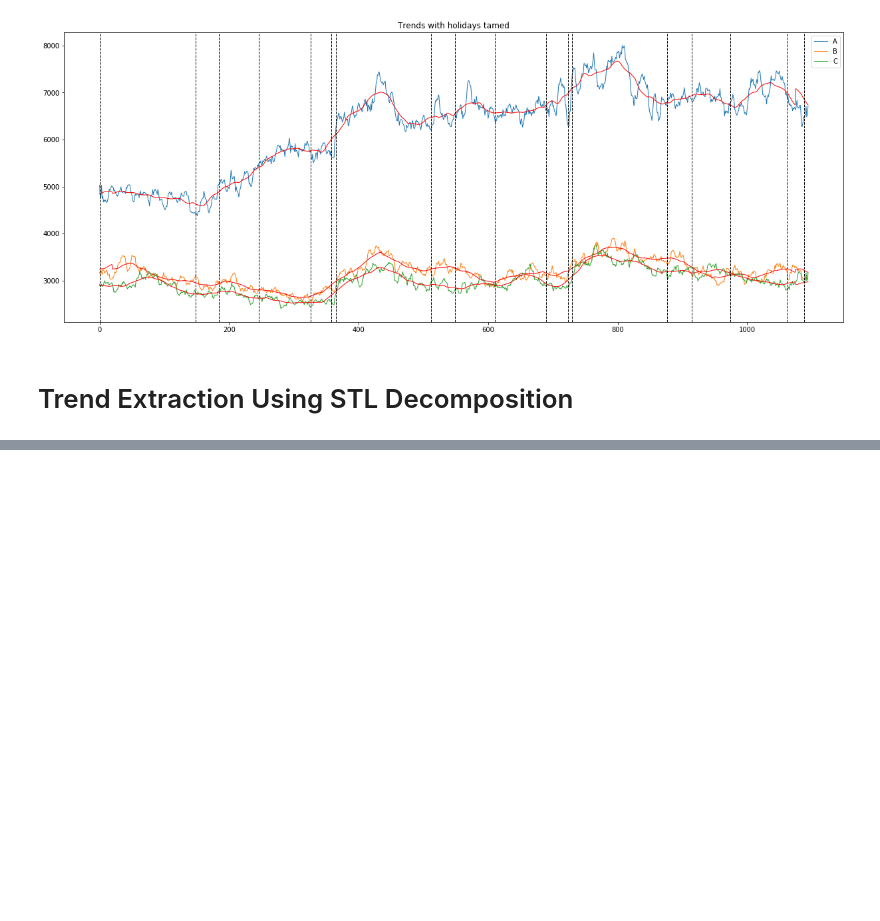
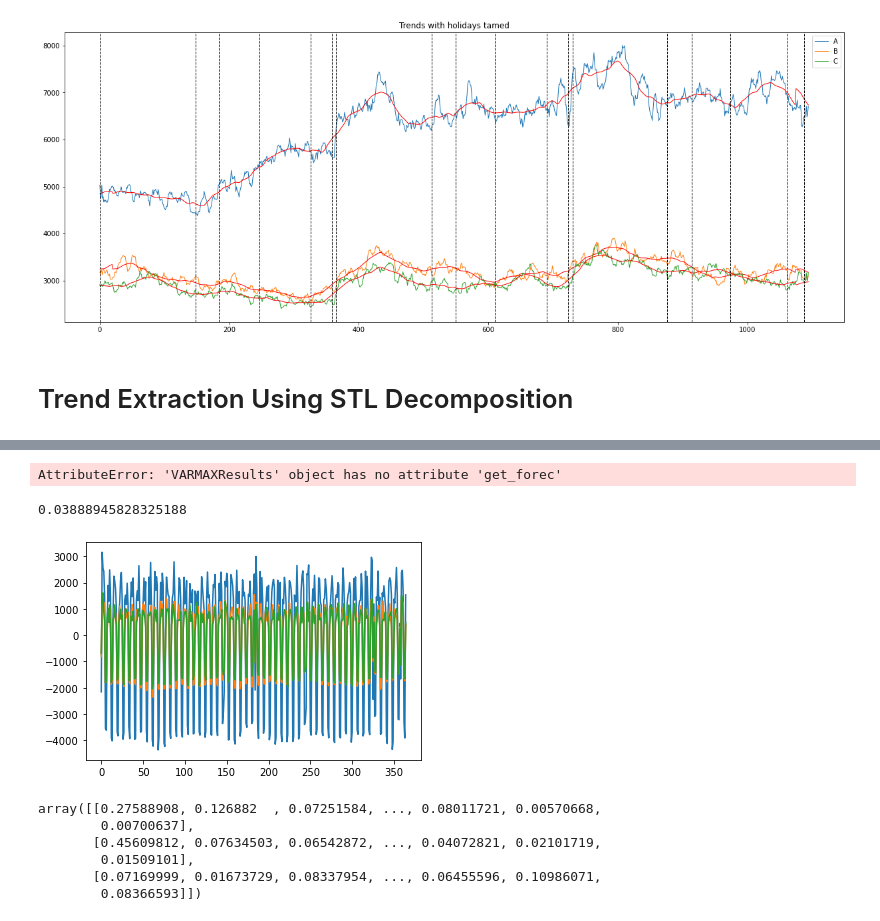
Before and after one commit to reasonablists/CoverMyMeds, a Jupyter notebook: trend.ipynb, the cells around one changed output, grey strips where cells are left out. Drawn from its saved outputs; the diff is of its cells as text; code cells hidden in the pictures; blank space fills up the shorter version.

```diff
--- a/trend.ipynb
+++ b/trend.ipynb
@@ -107,0 +132,5 @@ plt.show()
+# %%
+data = np.array([vol_a, vol_b, vol_c]).T
+exog = df.is_holiday.values
+exog_train, exog_test = exog[365:-365], exog[-365:]
+train, test = data[365:-365], data[-365:]
@@ -107,0 +167,7 @@ plt.show()
+# %%
+model = VARMAX(train, order=(1, 0))
+# %%
+model_fit = model.fit(disp=False)
+forecast = model_fit.get_forecas(len(test))
+# %% [output]
+AttributeError: 'VARMAXResults' object has no attribute 'get_forec'
@@ -107,0 +185,43 @@ plt.show()
+# %%
+mape(test_a, forecast_a)
+# %% [output]
+0.03888945828325188
+# %%
+from statsmodels.tsa.statespace.varmax import VARMAX
+from statsmodels.tsa.statespace.sarimax import SARIMAX
+from statsmodels.tsa.seasonal import STL
+
+def sVARMAX(train, test, exog_train, exog_test, order, sorder):
+    trainT = train.T
+    trendT = []
+    restT = []
+    for series in trainT:
+        series_stl = STL(series, 7).fit()
+        trendT.append(series_stl.trend)
+        restT.append(series_stl.resid + series_stl.seasonal)
+    trendT = np.array(trendT)
+    restT = np.array(restT)
+
+    varmax_model = VARMAX(trendT.T, exog=None, order=(2, 1))
+    varmax_fit = varmax_model.fit(disp=False)
+
+    # trend forecast
+    trend_forecast = varmax_fit.forecast(len(test), exog=exog_test)
+
+    rest_forecast_T = []
+    for rest in restT:
+        plt.plot(rest)
+
+        sarimax_model = SARIMAX(rest, exog_train, order=order, seasonal_order=sorder)
+        sarimax_fit = sarimax_model.fit(disp=False, method='powell')
+        rest_forecast_T.append(sarimax_fit.forecast(len(test), exog=exog_test))
+
+    rest_forecast_T = np.array(rest_forecast_T)
+    rest_forecast = rest_forecast_T.T
+
+    forecast = trend_forecast + rest_forecast
+    return forecast
+
+forecast = sVARMAX(train, test, exog_train, exog_test, (1, 0, 1), (2, 1, 2, 7))
+# %% [output]
+[figure, added]
@@ -107,0 +230,9 @@ plt.show()
+# %%
+mapes
+# %% [output]
+array([[0.27588908, 0.126882  , 0.07251584, ..., 0.08011721, 0.00570668,
+        0.00700637],
+       [0.45609812, 0.07634503, 0.06542872, ..., 0.04072821, 0.02101719,
+        0.01509101],
+       [0.07169999, 0.01673729, 0.08337954, ..., 0.06455596, 0.10986071,
+        0.08366593]])
```
Also changed, not shown: parts of 13 cells of this notebook, 3 other files.
